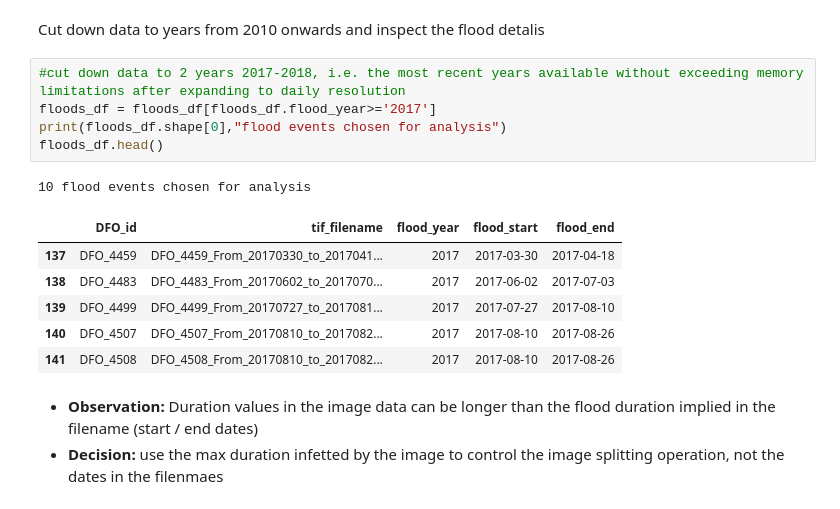
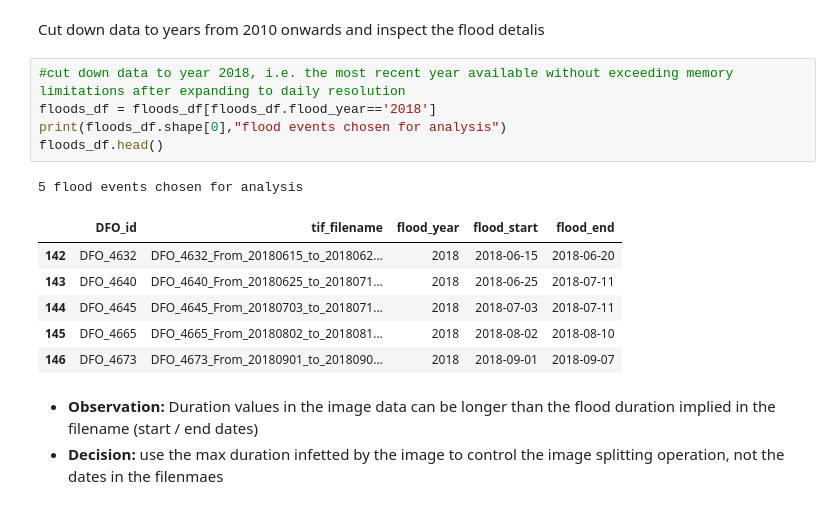
Before and after one commit to tony-shepherd/SentinelCoverage, a Jupyter notebook: STEP 2 - add daily snapshot images.ipynb, the cells around one changed output. Saved outputs shown, nothing was run; the diff lists cells and outputs as text.

```diff
--- a/STEP 2 - add daily snapshot images.ipynb
+++ b/STEP 2 - add daily snapshot images.ipynb
@@ -46,18 +46,18 @@ Number of flood events per year from Global Flood Database
 # %% [markdown]
 Cut down data to years from 2010 onwards and inspect the flood detalis
 # %%
-#cut down data to 2 years 2017-2018, i.e. the most recent years available without exceeding memory limitations after expanding to daily resolution
-floods_df = floods_df[floods_df.flood_year>='2017']
+#cut down data to year 2018, i.e. the most recent year available without exceeding memory limitations after expanding to daily resolution
+floods_df = floods_df[floods_df.flood_year=='2018']
 print(floods_df.shape[0],"flood events chosen for analysis")
 floods_df.head()
 # %% [output]
-10 flood events chosen for analysis
+5 flood events chosen for analysis
 |  | DFO_id | tif_filename | flood_year | flood_start | flood_end |
-| 137 | DFO_4459 | DFO_4459_From_20170330_to_2017041... | 2017 | 2017-03-30 | 2017-04-18 |
-| 138 | DFO_4483 | DFO_4483_From_20170602_to_2017070... | 2017 | 2017-06-02 | 2017-07-03 |
-| 139 | DFO_4499 | DFO_4499_From_20170727_to_2017081... | 2017 | 2017-07-27 | 2017-08-10 |
-| 140 | DFO_4507 | DFO_4507_From_20170810_to_2017082... | 2017 | 2017-08-10 | 2017-08-26 |
-| 141 | DFO_4508 | DFO_4508_From_20170810_to_2017082... | 2017 | 2017-08-10 | 2017-08-26 |
+| 142 | DFO_4632 | DFO_4632_From_20180615_to_2018062... | 2018 | 2018-06-15 | 2018-06-20 |
+| 143 | DFO_4640 | DFO_4640_From_20180625_to_2018071... | 2018 | 2018-06-25 | 2018-07-11 |
+| 144 | DFO_4645 | DFO_4645_From_20180703_to_2018071... | 2018 | 2018-07-03 | 2018-07-11 |
+| 145 | DFO_4665 | DFO_4665_From_20180802_to_2018081... | 2018 | 2018-08-02 | 2018-08-10 |
+| 146 | DFO_4673 | DFO_4673_From_20180901_to_2018090... | 2018 | 2018-09-01 | 2018-09-07 |
 # %% [markdown]
 * **Observation:** Duration values in the image data can be longer than the flood duration implied in the filename (start / end dates)
 * **Decision:** use the max duration infetted by the image to control the image splitting operation, not the dates in the filenmaes
```
Also changed, not shown: parts of 2 cells of this notebook, 4 other files.
